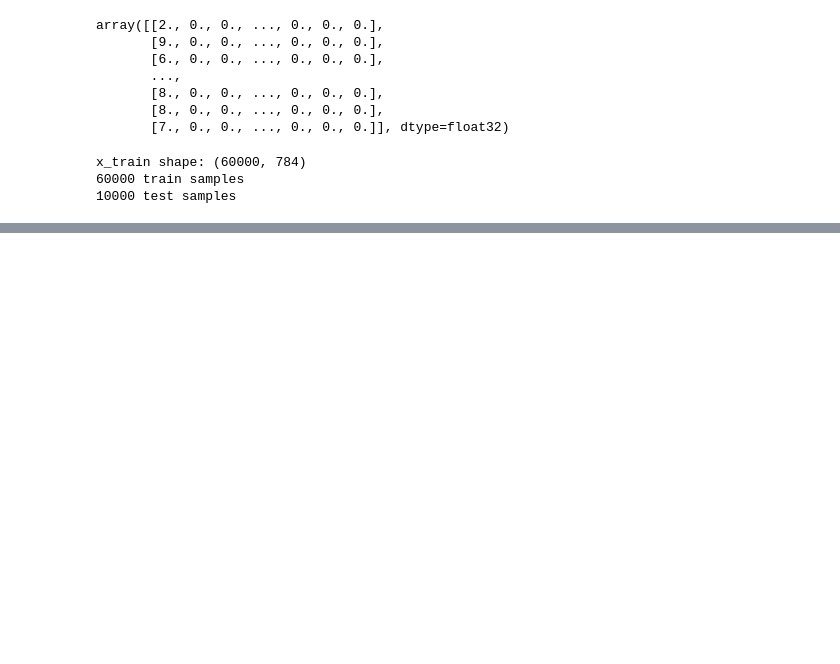
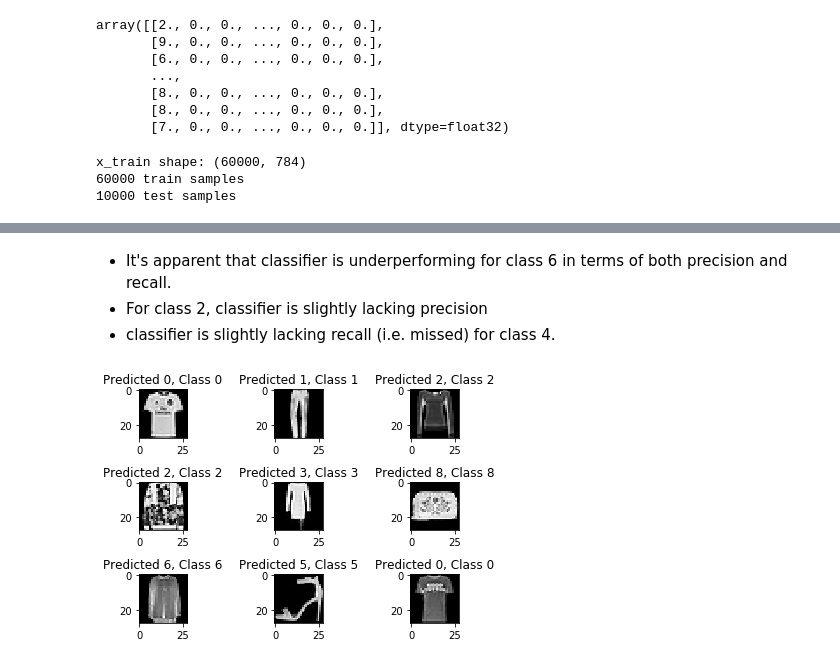
Before and after one commit to PallaviW/TensorFlow-and-Keras, a Jupyter notebook: CNN Model with TensorFlow and Keras.ipynb, the cells around one changed output, grey strips where cells are left out. Drawn from its saved outputs; the diff is of its cells as text; code cells hidden in the pictures; blank space fills up the shorter version.

```diff
--- a/CNN Model with TensorFlow and Keras.ipynb
+++ b/CNN Model with TensorFlow and Keras.ipynb
@@ -134,0 +218,12 @@ Test accuracy: 0.9298
+# %%
+#get the predictions for the test data
+predicted_classes = model.predict_classes(x_test)
+
+#get the indices to be plotted
+y_true = test_df.iloc[:, 0]
+correct = np.nonzero(predicted_classes==y_true)[0]
+incorrect = np.nonzero(predicted_classes!=y_true)[0]
+
+target_names = ["Class {}".format(i) for i in range(num_classes)]
+
+print(classification_report(y_true, predicted_classes, target_names=target_names))
@@ -134,0 +247,12 @@ Test accuracy: 0.9298
+# %% [markdown]
+- It's apparent that classifier is underperforming for class 6 in terms of both precision and recall.
+- For class 2, classifier is slightly lacking precision
+- classifier is slightly lacking recall (i.e. missed) for class 4.
+# %%
+for i, correct in enumerate(correct[:9]):
+    plt.subplot(3,3,i+1)
+    plt.imshow(x_test[correct].reshape(28,28), cmap='gray', interpolation='none')
+    plt.title("Predicted {}, Class {}".format(predicted_classes[correct], y_true[correct]))
+    plt.tight_layout()
+# %% [output]
+[figure, added]
```
Also changed, not shown: parts of 16 cells of this notebook.
